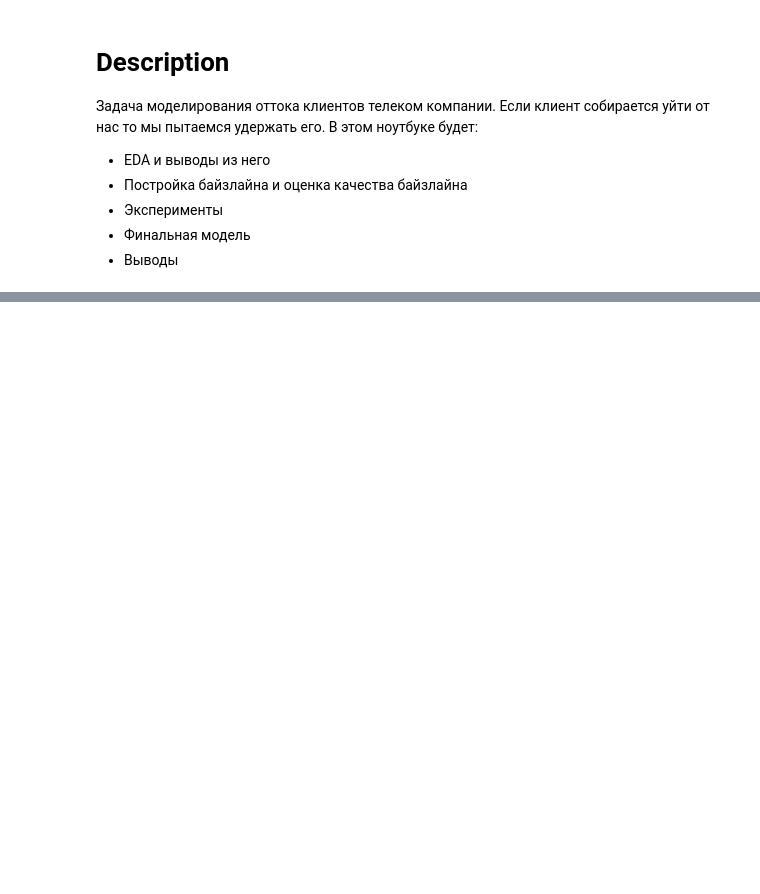
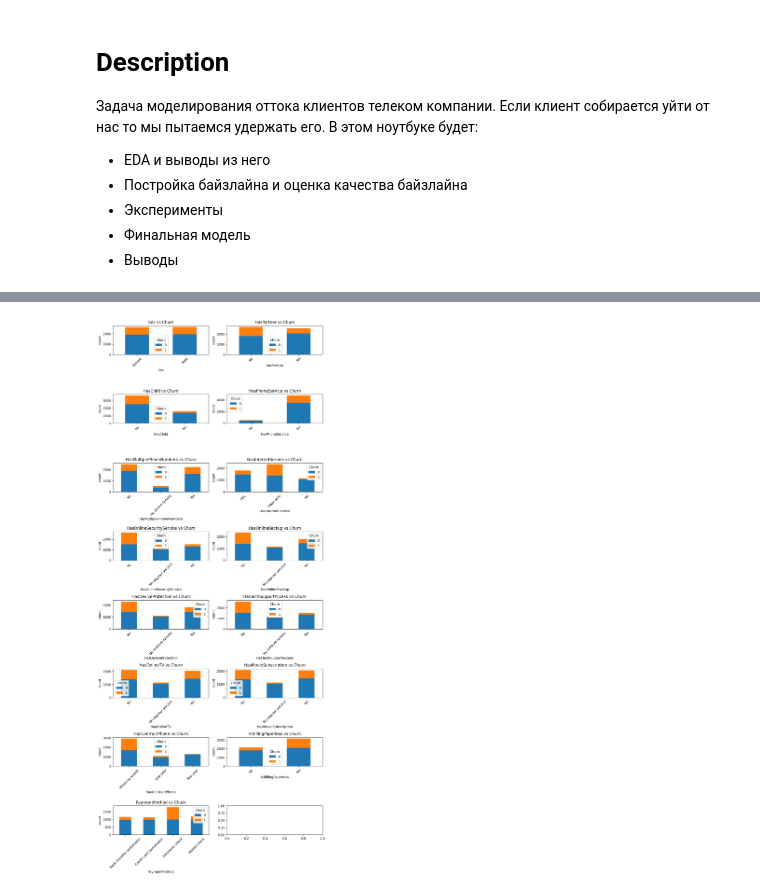
Before and after one commit to matveisut/PredictingUserChurn, a Jupyter notebook: notebooks/main.ipynb, the cells around one changed output, grey strips where cells are left out. Saved outputs shown, nothing was run; the diff lists cells and outputs as text; code cells hidden in the pictures; blank space fills up the shorter version.

```diff
--- a/notebooks/main.ipynb
+++ b/notebooks/main.ipynb
@@ -27,0 +109,6 @@ pd.read_csv('../data/raw/raw_data.csv')
+# %%
+# Использование
+categorical_cols = df.select_dtypes(include=['object', 'category']).columns
+plot_stacked_bars(df, categorical_cols, target)
+# %% [output]
+[figure, added]
```
Also changed, not shown: parts of 24 cells of this notebook, 3 other files.
